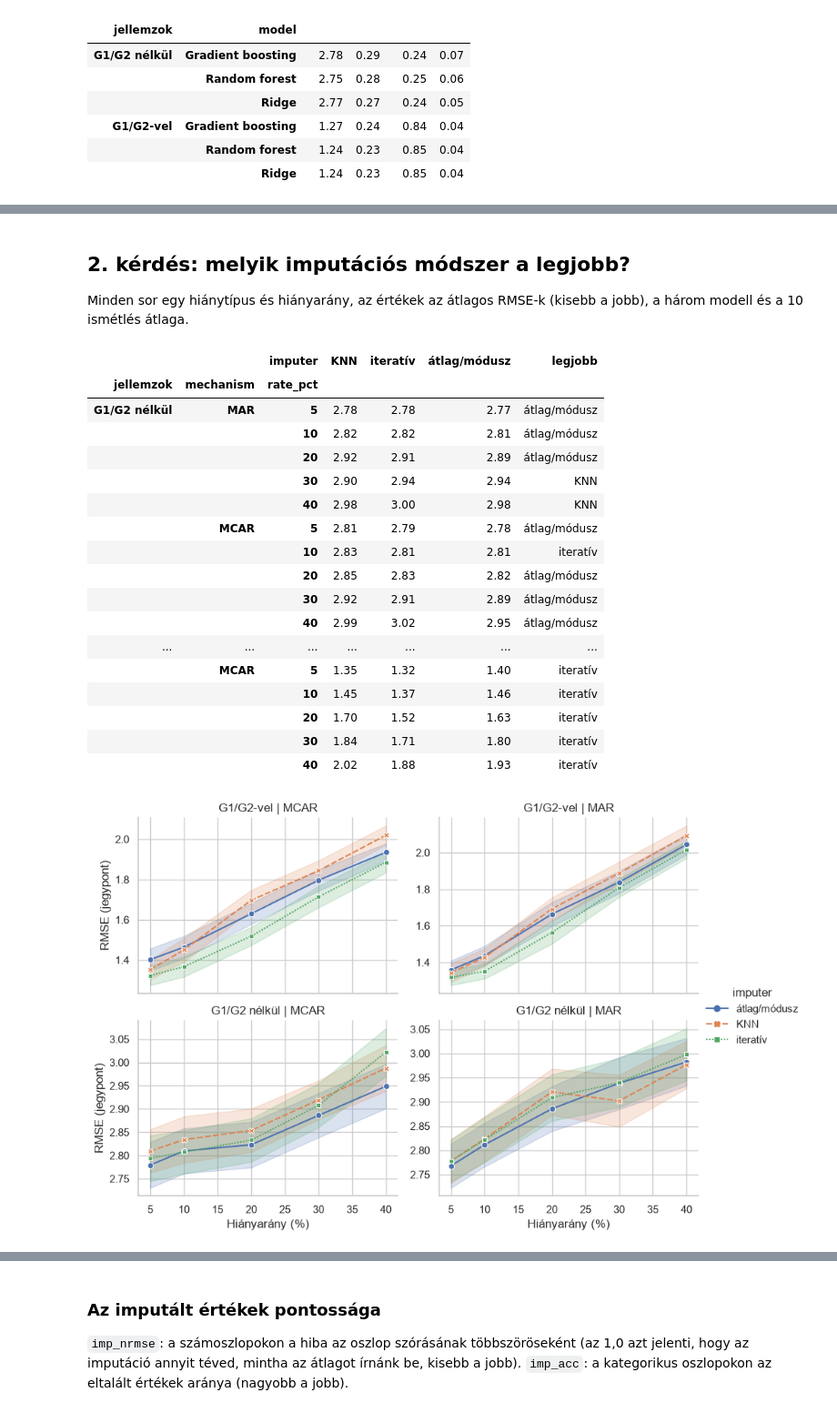
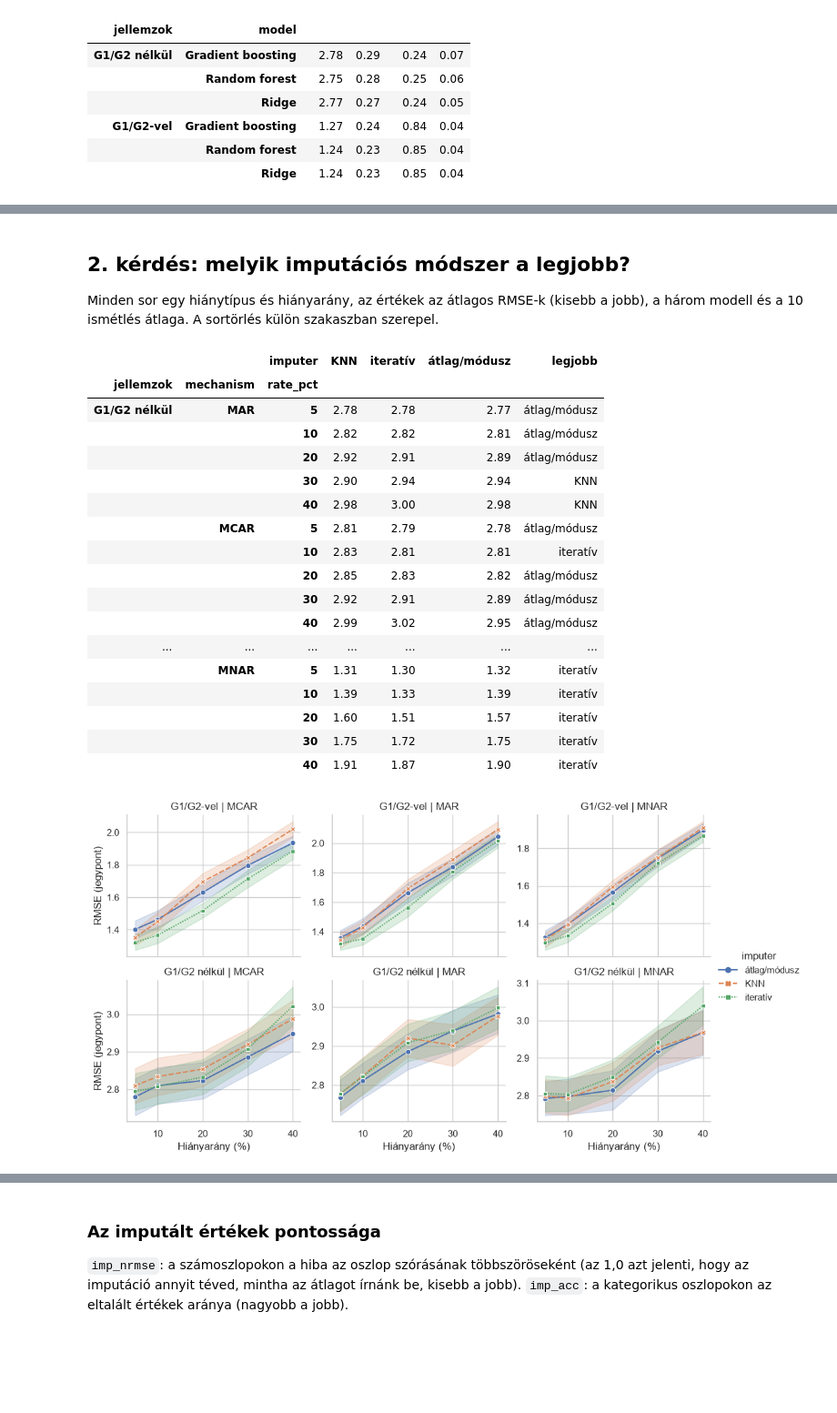
Before and after one commit to veronikavarga128/hianyzo-adatok, a Jupyter notebook: notebooks/02_analysis.ipynb, the cells around one changed output, grey strips where cells are left out. Shown at 91% size. Drawn from its saved outputs; the diff is of its cells as text; code cells hidden in the pictures; blank space fills up the shorter version.

Commit message:
UPDATE - analysis notebook with MNAR and listwise results

```diff
--- a/notebooks/02_analysis.ipynb
+++ b/notebooks/02_analysis.ipynb
@@ -14,7 +14,8 @@ r = pd.read_csv("../results/results.csv")
 r["rate_pct"] = (r["rate"] * 100).round().astype(int)
 r["jellemzok"] = r["use_grades"].map({True: "G1/G2-vel", False: "G1/G2 nélkül"})
 r["imputer"] = r["imputer"].replace(
-    {"mean_mode": "átlag/módusz", "knn": "KNN", "iterative": "iteratív", "none": "nincs"}
+    {"mean_mode": "átlag/módusz", "knn": "KNN", "iterative": "iteratív",
+     "listwise": "sortörlés", "none": "nincs"}
 )
 r["model"] = r["model"].replace(
     {"ridge": "Ridge", "random_forest": "Random forest", "gradient_boosting": "Gradient boosting"}
@@ -22,6 +23,8 @@ r["model"] = r["model"].replace(
 
 base = r[r["rate"] == 0]
 miss = r[r["rate"] > 0]
+imput = miss[miss["imputer"] != "sortörlés"]
+lw = miss[miss["imputer"] == "sortörlés"]
 
 print(r.shape, "-", r["seed"].nunique(), "ismétlés")
 # %% [output]
@@ -78,9 +81,9 @@ plt.show()
 # %% [markdown]
 ## 2. kérdés: melyik imputációs módszer a legjobb?
 
-Minden sor egy hiánytípus és hiányarány, az értékek az átlagos RMSE-k (kisebb a jobb), a három modell és a 10 ismétlés átlaga.
+Minden sor egy hiánytípus és hiányarány, az értékek az átlagos RMSE-k (kisebb a jobb), a három modell és a 10 ismétlés átlaga. A sortörlés külön szakaszban szerepel.
 # %%
-q2 = miss.pivot_table(
+q2 = imput.pivot_table(
     index=["jellemzok", "mechanism", "rate_pct"], columns="imputer", values="rmse"
 )
 q2["legjobb"] = q2.idxmin(axis=1)
@@ -99,21 +102,21 @@ q2.round(2)
 |  |  | 30 | 2.92 | 2.91 | 2.89 | átlag/módusz |
 |  |  | 40 | 2.99 | 3.02 | 2.95 | átlag/módusz |
 | ... | ... | ... | ... | ... | ... | ... |
-|  | MCAR | 5 | 1.35 | 1.32 | 1.40 | iteratív |
-|  |  | 10 | 1.45 | 1.37 | 1.46 | iteratív |
-|  |  | 20 | 1.70 | 1.52 | 1.63 | iteratív |
-|  |  | 30 | 1.84 | 1.71 | 1.80 | iteratív |
-|  |  | 40 | 2.02 | 1.88 | 1.93 | iteratív |
+|  | MNAR | 5 | 1.31 | 1.30 | 1.32 | iteratív |
+|  |  | 10 | 1.39 | 1.33 | 1.39 | iteratív |
+|  |  | 20 | 1.60 | 1.51 | 1.57 | iteratív |
+|  |  | 30 | 1.75 | 1.72 | 1.75 | iteratív |
+|  |  | 40 | 1.91 | 1.87 | 1.90 | iteratív |
 # %%
 g = sns.relplot(
-    data=miss, x="rate_pct", y="rmse", hue="imputer", style="imputer", markers=True,
+    data=imput, x="rate_pct", y="rmse", hue="imputer", style="imputer", markers=True,
     kind="line", col="mechanism", row="jellemzok", errorbar="se",
-    height=3.2, aspect=1.4, facet_kws={"sharey": False},
+    height=3.0, aspect=1.15, facet_kws={"sharey": False},
 )
 g.set_axis_labels("Hiányarány (%)", "RMSE (jegypont)")
 g.set_titles("{row_name} | {col_name}")
 g.savefig("../results/q2_imputerek.png", dpi=150, bbox_inches="tight")
 plt.show()
 # %% [output]
-[figure, old version]
+[figure, new version]
 # %% [markdown]
```
Also changed, not shown: parts of 15 cells of this notebook, 5 other files.
